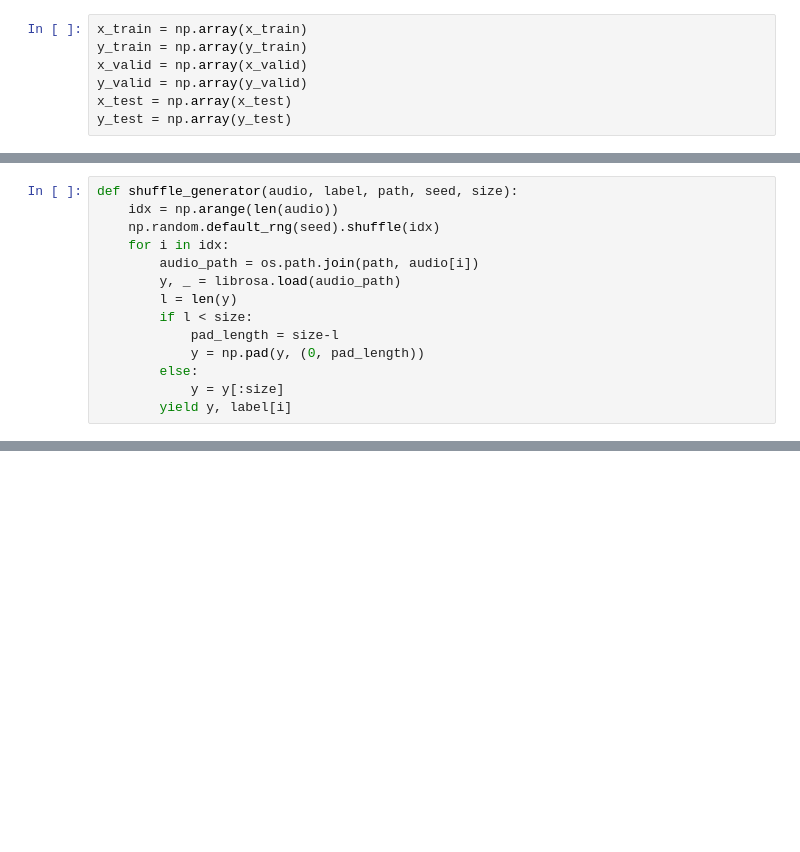
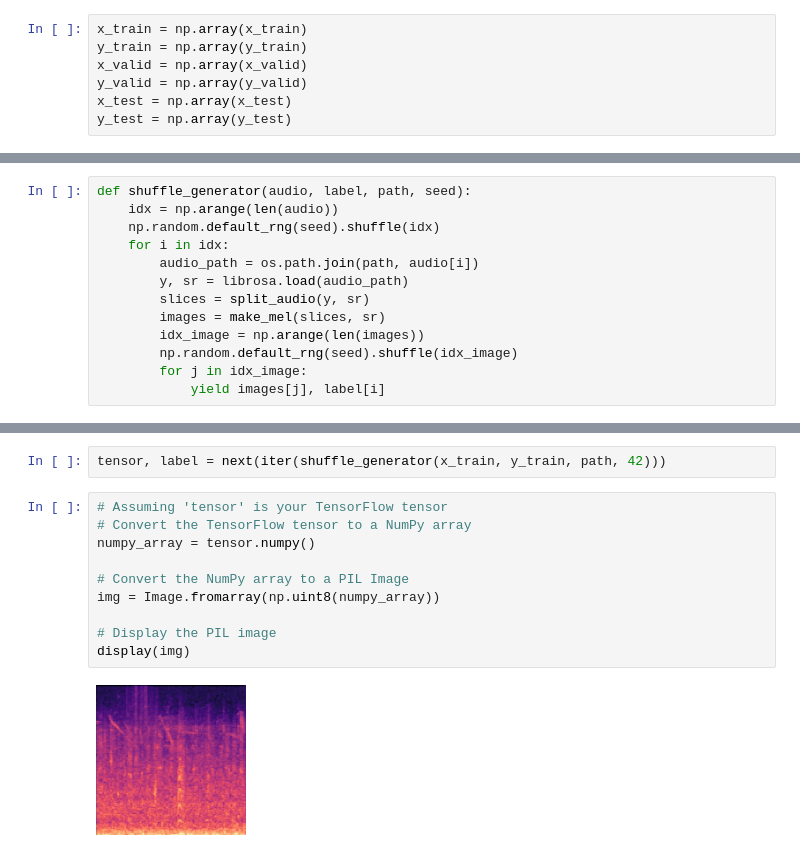
Before and after one commit to mihalyimark/birdclef-2023, a Jupyter notebook: birdclef_2023.ipynb, the cells around one changed output, grey strips where cells are left out. Cells and saved outputs as stored; diff of their text form; blank space fills up the shorter version.

```diff
--- a/birdclef_2023.ipynb
+++ b/birdclef_2023.ipynb
@@ -125,15 +179,14 @@ y_test = np.array(y_test)
 # %%
-def shuffle_generator(audio, label, path, seed, size):
+def shuffle_generator(audio, label, path, seed):
     idx = np.arange(len(audio))
     np.random.default_rng(seed).shuffle(idx)
     for i in idx:
         audio_path = os.path.join(path, audio[i])
-        y, _ = librosa.load(audio_path)
-        l = len(y)
-        if l < size:
-            pad_length = size-l
-            y = np.pad(y, (0, pad_length))
-        else:
-            y = y[:size]
-        yield y, label[i]
+        y, sr = librosa.load(audio_path)
+        slices = split_audio(y, sr)
+        images = make_mel(slices, sr)
+        idx_image = np.arange(len(images))
+        np.random.default_rng(seed).shuffle(idx_image)
+        for j in idx_image:
+            yield images[j], label[i]
 # %%
@@ -163,0 +268,14 @@ history = model.fit(dataset.batch(128).prefetch(3),
+# %%
+tensor, label = next(iter(shuffle_generator(x_train, y_train, path, 42)))
+# %%
+# Assuming 'tensor' is your TensorFlow tensor
+# Convert the TensorFlow tensor to a NumPy array
+numpy_array = tensor.numpy()
+
+# Convert the NumPy array to a PIL Image
+img = Image.fromarray(np.uint8(numpy_array))
+
+# Display the PIL image
+display(img)
+# %% [output]
+[figure, added]
```
Also changed, not shown: parts of 8 cells of this notebook.
